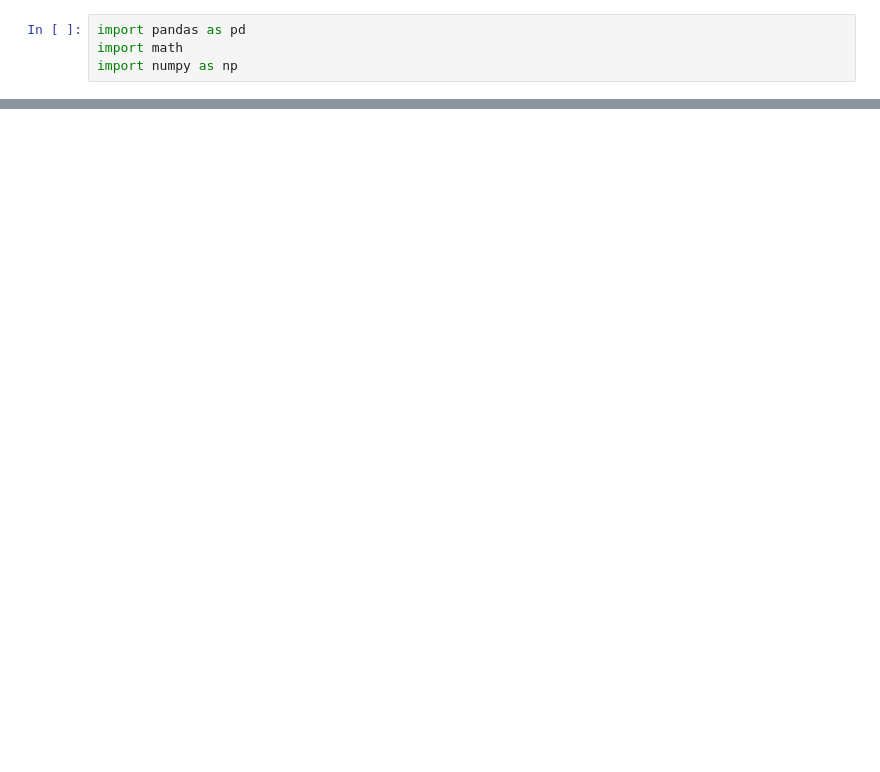
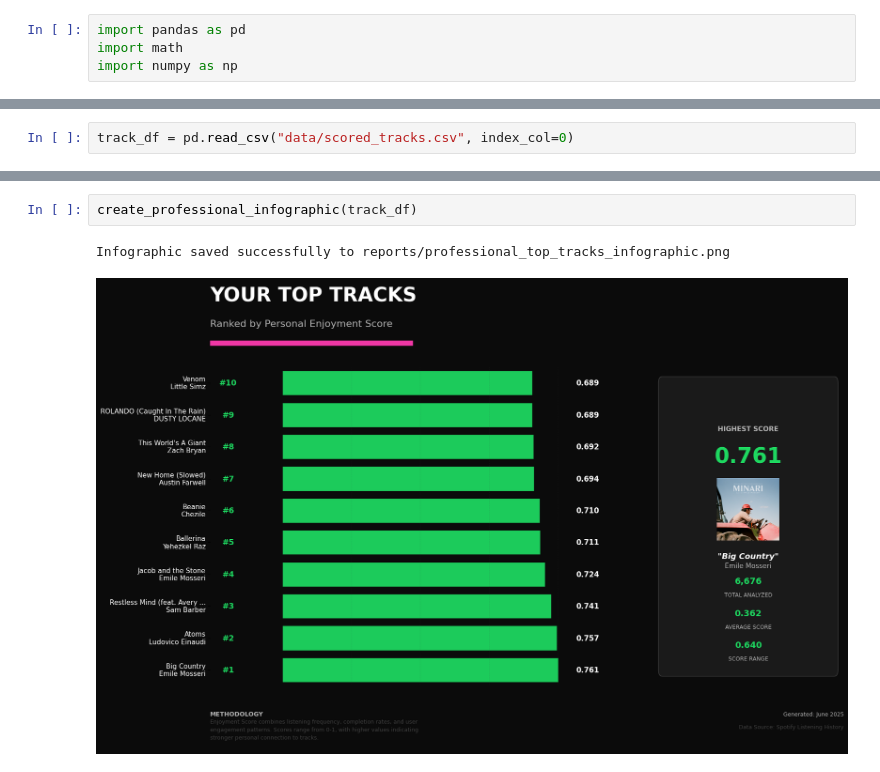
Before and after one commit to DanMaguireData/spotify-listening-analysis, a Jupyter notebook: dev.ipynb, the cells around one changed output, grey strips where cells are left out. Drawn from its saved outputs; the diff is of its cells as text; blank space fills up the shorter version.

Commit message:
Added basic inforgraphic generation for top tracks

```diff
--- a/dev.ipynb
+++ b/dev.ipynb
@@ -73,0 +343,2 @@ Name: streamed_at, Length: 403, dtype: datetime64[ns, UTC]
+# %%
+track_df = pd.read_csv("data/scored_tracks.csv", index_col=0)
@@ -170,0 +724,5 @@ Length: 403, dtype: object
+# %%
+create_professional_infographic(track_df)
+# %% [output]
+Infographic saved successfully to reports/professional_top_tracks_infographic.png
+[figure, added]
```
Also changed, not shown: parts of 22 cells of this notebook, 7 other files.
